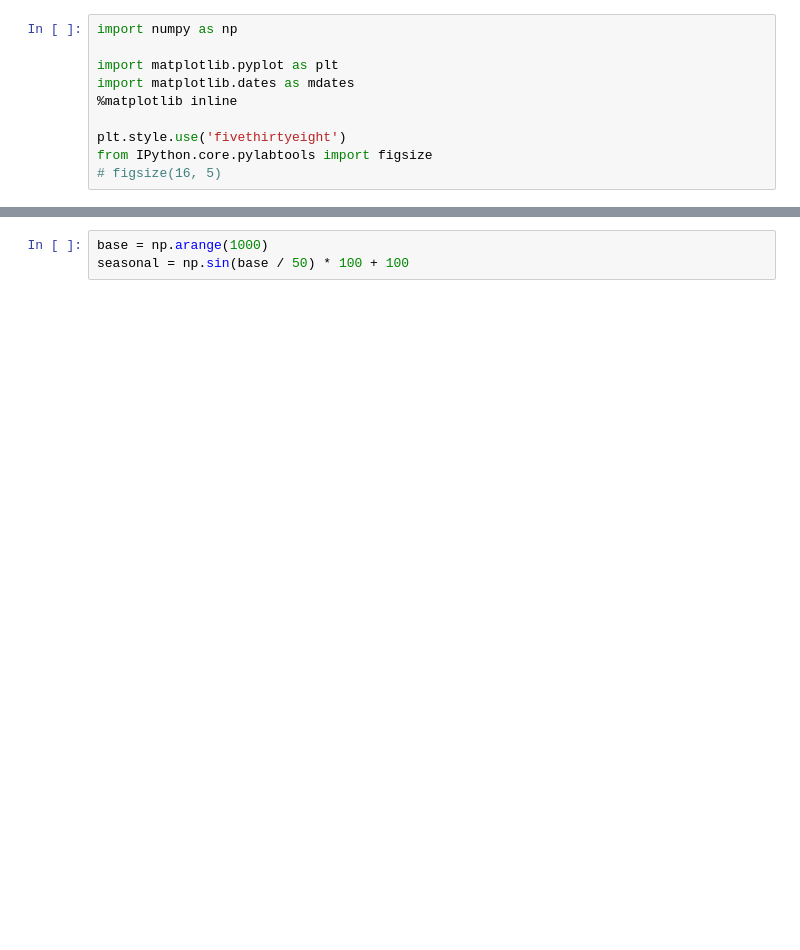
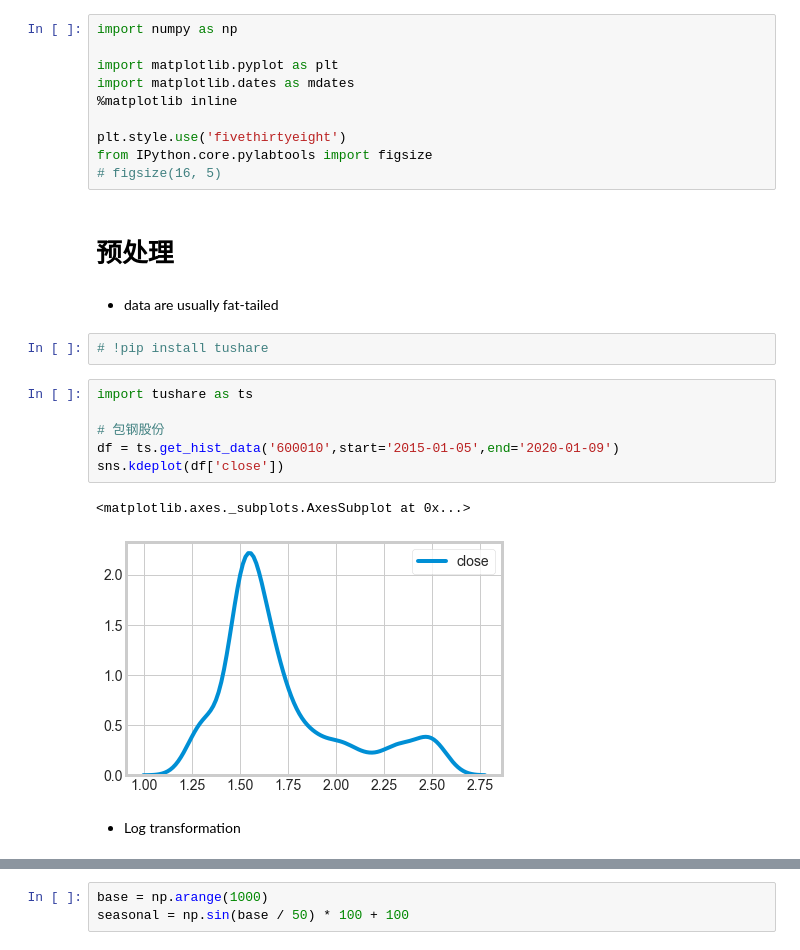
Before and after one commit to MaxwellLZH/blog, a Jupyter notebook: outlier-detection-series/statsbased/example.ipynb, the cells around one changed output, grey strips where cells are left out. Drawn from its saved outputs; the diff is of its cells as text; blank space fills up the shorter version.

```diff
--- a/outlier-detection-series/statsbased/example.ipynb
+++ b/outlier-detection-series/statsbased/example.ipynb
@@ -8,3 +8,20 @@ import matplotlib.dates as mdates
 plt.style.use('fivethirtyeight')
 from IPython.core.pylabtools import figsize
 # figsize(16, 5)
+# %% [markdown]
+# 预处理
+# %% [markdown]
+- data are usually fat-tailed
+# %%
+# !pip install tushare
+# %%
+import tushare as ts
+
+# 包钢股份
+df = ts.get_hist_data('600010',start='2015-01-05',end='2020-01-09')
+sns.kdeplot(df['close'])
+# %% [output]
+<matplotlib.axes._subplots.AxesSubplot at 0x...>
+[figure, added]
+# %% [markdown]
+- Log transformation
```
Also changed, not shown: parts of 22 cells of this notebook, 12 other files.
